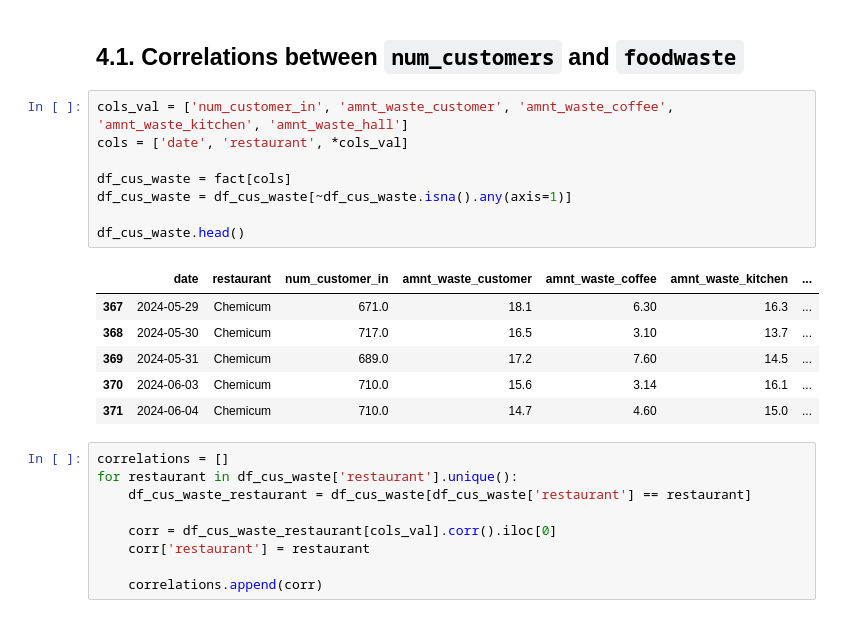
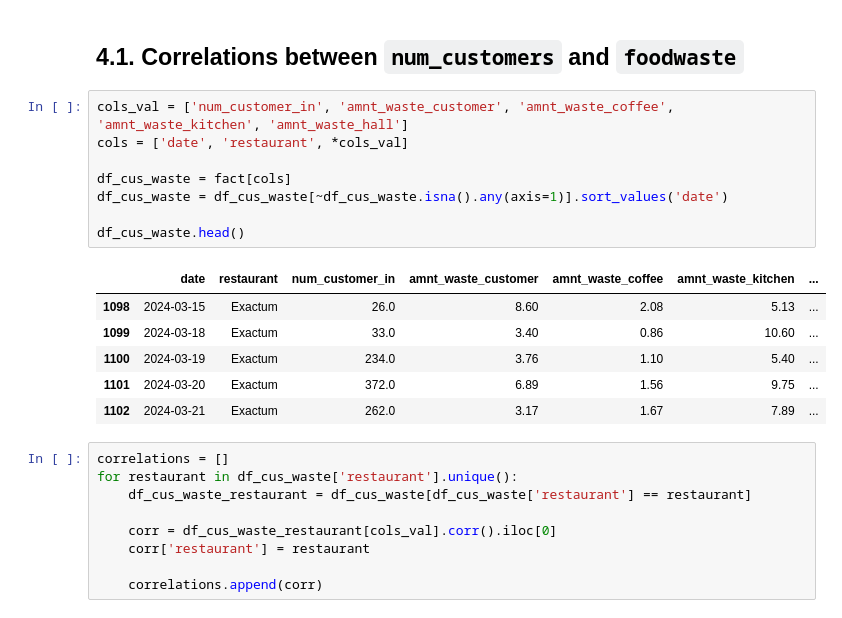
Before and after one commit to Food-Waste-Optimization/Food-Waste-Optimization, a Jupyter notebook: experiments_hoangle/correlations.ipynb, the cells around one changed output. Drawn from its saved outputs; the diff is of its cells as text.

```diff
--- a/experiments_hoangle/correlations.ipynb
+++ b/experiments_hoangle/correlations.ipynb
@@ -281,18 +281,18 @@ fact.head()
 # %%
 cols_val = ['num_customer_in', 'amnt_waste_customer', 'amnt_waste_coffee', 'amnt_waste_kitchen', 'amnt_waste_hall']
 cols = ['date', 'restaurant', *cols_val]
 
 df_cus_waste = fact[cols]
-df_cus_waste = df_cus_waste[~df_cus_waste.isna().any(axis=1)]
+df_cus_waste = df_cus_waste[~df_cus_waste.isna().any(axis=1)].sort_values('date')
 
 df_cus_waste.head()
 # %% [output]
 |  | date | restaurant | num_customer_in | amnt_waste_customer | amnt_waste_coffee | amnt_waste_kitchen | ... |
-| 367 | 2024-05-29 | Chemicum | 671.0 | 18.1 | 6.30 | 16.3 | ... |
-| 368 | 2024-05-30 | Chemicum | 717.0 | 16.5 | 3.10 | 13.7 | ... |
-| 369 | 2024-05-31 | Chemicum | 689.0 | 17.2 | 7.60 | 14.5 | ... |
-| 370 | 2024-06-03 | Chemicum | 710.0 | 15.6 | 3.14 | 16.1 | ... |
-| 371 | 2024-06-04 | Chemicum | 710.0 | 14.7 | 4.60 | 15.0 | ... |
+| 1098 | 2024-03-15 | Exactum | 26.0 | 8.60 | 2.08 | 5.13 | ... |
+| 1099 | 2024-03-18 | Exactum | 33.0 | 3.40 | 0.86 | 10.60 | ... |
+| 1100 | 2024-03-19 | Exactum | 234.0 | 3.76 | 1.10 | 5.40 | ... |
+| 1101 | 2024-03-20 | Exactum | 372.0 | 6.89 | 1.56 | 9.75 | ... |
+| 1102 | 2024-03-21 | Exactum | 262.0 | 3.17 | 1.67 | 7.89 | ... |
 # %%
 correlations = []
 for restaurant in df_cus_waste['restaurant'].unique():
```
Also changed, not shown: parts of 7 cells of this notebook, 7 other files.
